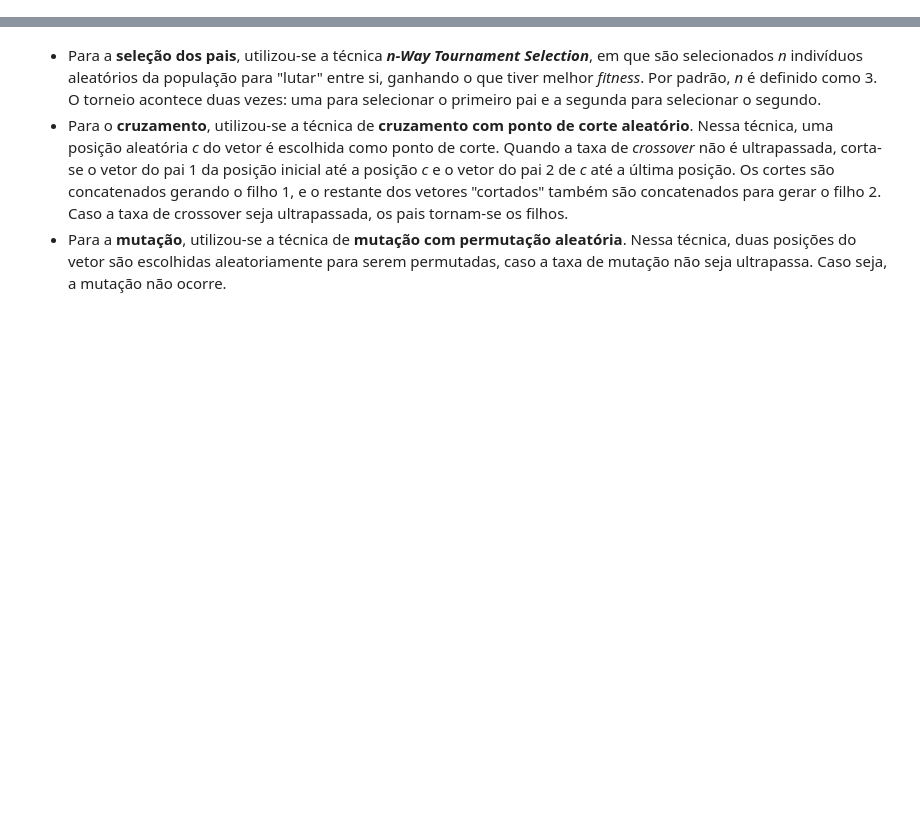
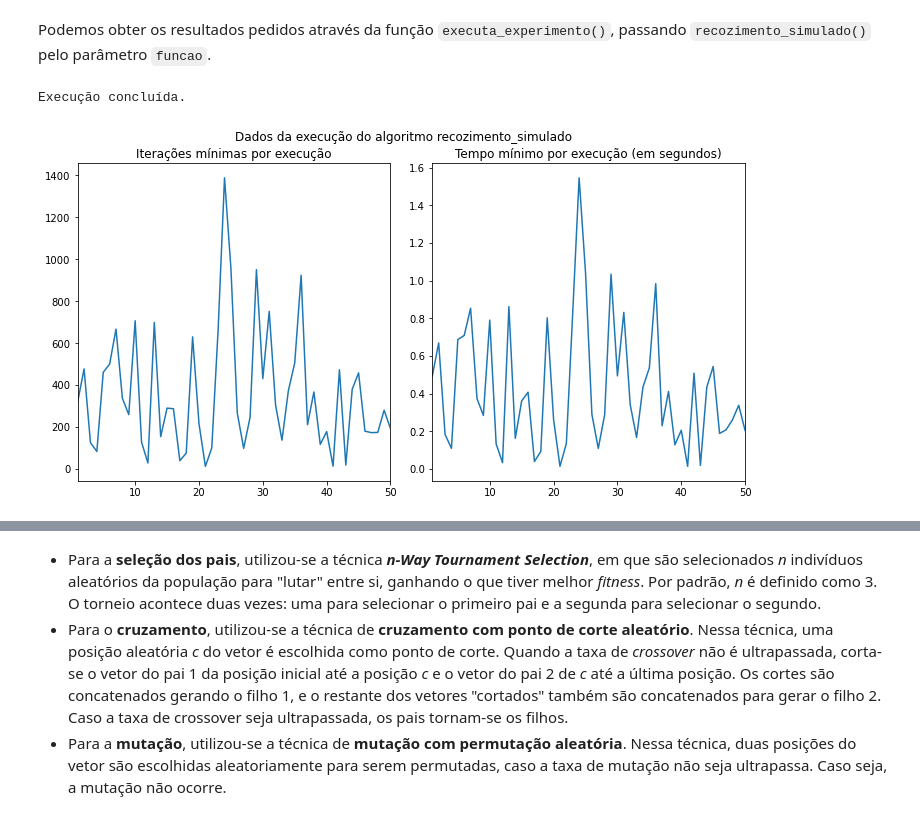
Before and after one commit to ygarasab/oito-rainhas, a Jupyter notebook: Trabalho 01 - Algoritmos de Busca.ipynb, the cells around one changed output, grey strips where cells are left out. Saved outputs shown, nothing was run; the diff lists cells and outputs as text; code cells hidden in the pictures; blank space fills up the shorter version.

```diff
--- a/Trabalho 01 - Algoritmos de Busca.ipynb
+++ b/Trabalho 01 - Algoritmos de Busca.ipynb
@@ -52,0 +213,5 @@ A função objetivo utilizada é a mesma do algoritmo anterior, uma vez que essa
+# %%
+def binario_para_decimal(bits):
+    bits = verifica_tipo(bits=(bits, "parâmetro", np.ndarray))
+
+    return int("".join(bits.astype(np.int_).astype(str)), base=2) - 1
@@ -52,0 +514,37 @@ A função objetivo utilizada é a mesma do algoritmo anterior, uma vez que essa
+# %%
+def recozimento_simulado(temperatura_inicial=100, variacao=.01, binario=False, verboso=False):
+    temperatura_inicial = verifica_tipo(temperatura_inicial=(temperatura_inicial, "parâmetro", t.SupportsFloat))
+    variacao = verifica_tipo(variacao=(variacao, "parâmetro", t.SupportsFloat))
+    verboso = verifica_tipo(verboso=(verboso, "parâmetro", (bool, np.bool_)))
+
+    verifica_menor_ou_igual_a(variacao=(variacao, "parâmetro"), temperatura_inicial=(temperatura_inicial, "parâmetro"))
+
+    tabuleiro_atual = Tabuleiro(binario=binario)
+    temperaturas = gera_temperaturas(temperatura_inicial, variacao)
+
+    if verboso is True:
+        print(f"[Iteração -1] {tabuleiro_atual}")
+
+    if tabuleiro_atual.valor == 0:
+        return tabuleiro_atual, 0
+
+    for iteracao, temperatura in enumerate(temperaturas):
+        tabuleiro_seguinte = Tabuleiro(binario=binario)
+
+        if tabuleiro_seguinte.valor == 0:
+            return tabuleiro_seguinte, iteracao + 1
+
+        variacao = tabuleiro_atual - tabuleiro_seguinte
+
+        if variacao > 0:
+            tabuleiro_atual = tabuleiro_seguinte
+        elif tabuleiro_deve_mudar(temperatura, variacao):
+            tabuleiro_atual = tabuleiro_seguinte
+
+        if verboso is True:
+            print(f"[Iteração {iteracao}] {tabuleiro_atual} [Temperatura {np.round(temperatura, 3)}]")
+
+    if verboso is True:
+        print("A temperatura chegou a zero.")
+
+    return tabuleiro_atual
@@ -52,0 +589,7 @@ A função objetivo utilizada é a mesma do algoritmo anterior, uma vez que essa
+# %% [markdown]
+Podemos obter os resultados pedidos através da função `executa_experimento()`, passando `recozimento_simulado()` pelo parâmetro `funcao`.
+# %%
+tabelaSA, figuraSA = executa_experimento(recozimento_simulado)
+# %% [output]
+Execução concluída.
+[figure, added]
```
Also changed, not shown: parts of 98 cells of this notebook, 12 other files.
